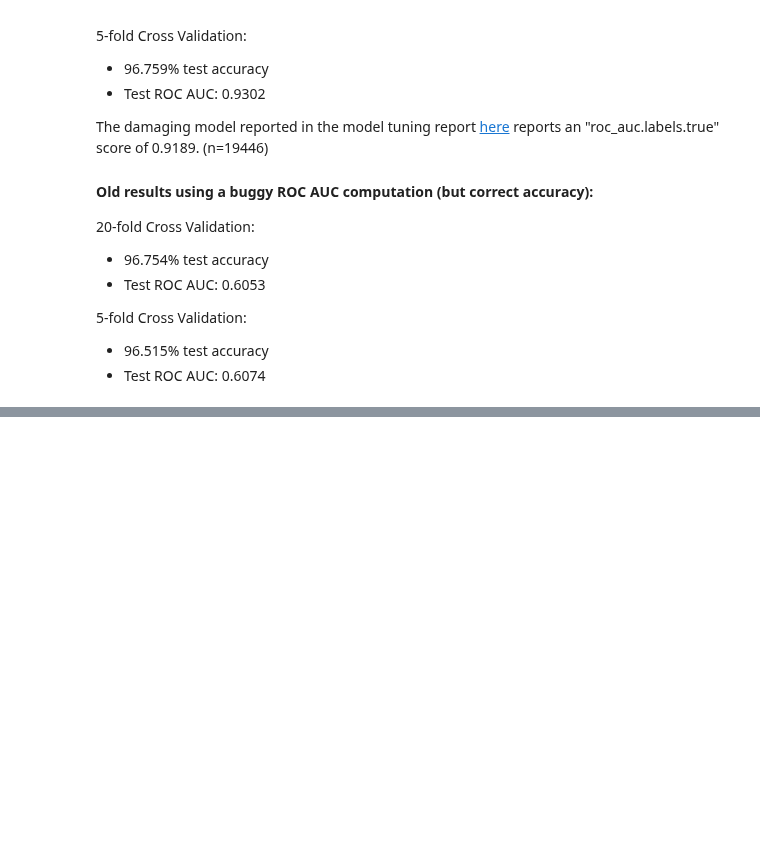
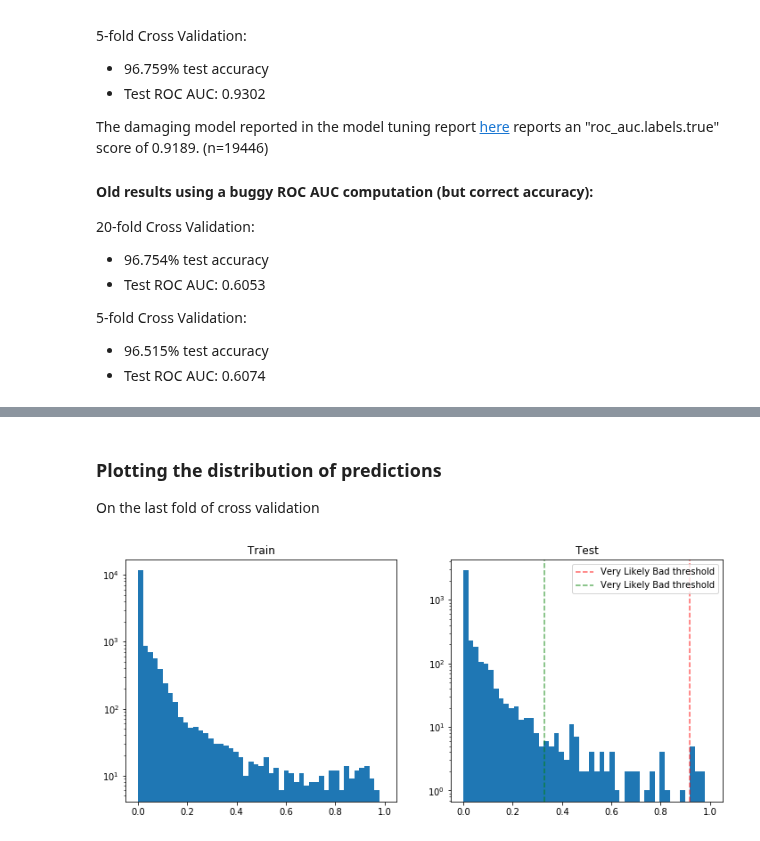
Before and after one commit to levon003/wiki-ores-feedback, a Jupyter notebook: notebook/DamagingClassification.ipynb, the cells around one changed output, grey strips where cells are left out. Drawn from its saved outputs; the diff is of its cells as text; code cells hidden in the pictures; blank space fills up the shorter version.

```diff
--- a/notebook/DamagingClassification.ipynb
+++ b/notebook/DamagingClassification.ipynb
@@ -141 +143,27 @@ print(sklearn.metrics.classification_report(y_pred_test, test.damaging))
 weighted avg       0.99      0.97      0.98      3869
+# %% [markdown]
+### Plotting the distribution of predictions
+
+On the last fold of cross validation
+# %%
+y_pred_train_proba = md.predict_proba(train.iloc[:,:-1])[:,1]
+y_pred_test_proba = md.predict_proba(test.iloc[:,:-1])[:,1]
+
+fig, axes = plt.subplots(1, 2, figsize=(12, 5))
+
+bins = np.linspace(0, 1, num=50)
+
+ax = axes[0]
+ax.hist(y_pred_train_proba, bins=bins, log=True)
+ax.set_title("Train")
+
+ax = axes[1]
+ax.hist(y_pred_test_proba, bins=bins, log=True)
+ax.set_title("Test")
+plt.axvline(0.919, color='red', alpha=0.6, linestyle='--', label='Very Likely Bad threshold')
+plt.axvline(0.329, color='green', alpha=0.6, linestyle='--', label='Likely Good threshold')
+plt.legend()
+
+plt.show()
+# %% [output]
+[figure, added]
```
Also changed, not shown: parts of 5 cells of this notebook, 10 other files.
